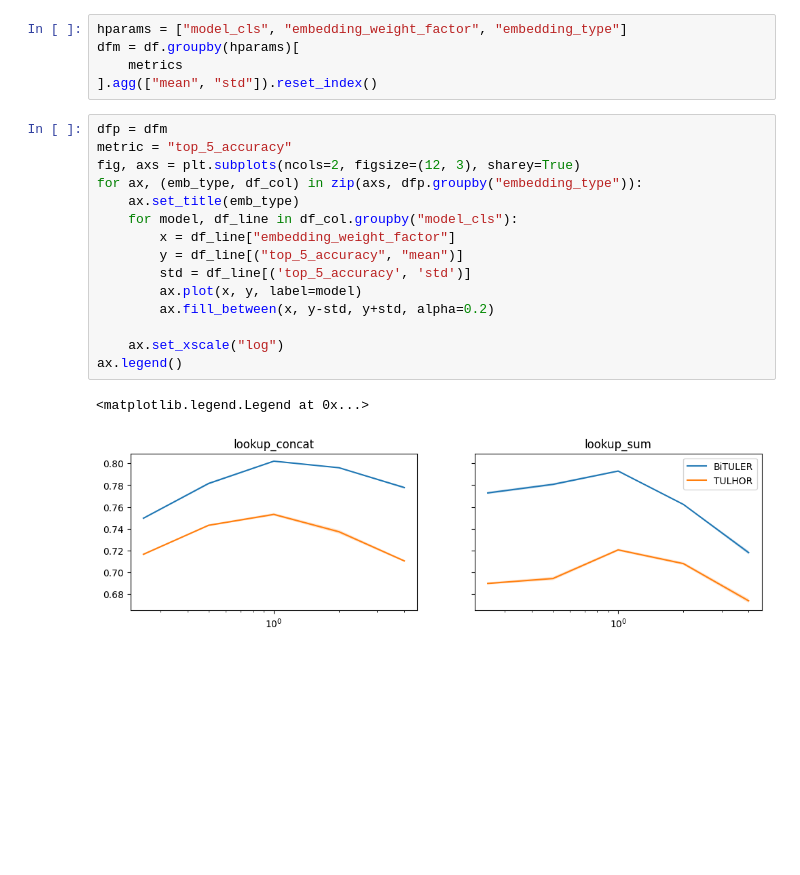
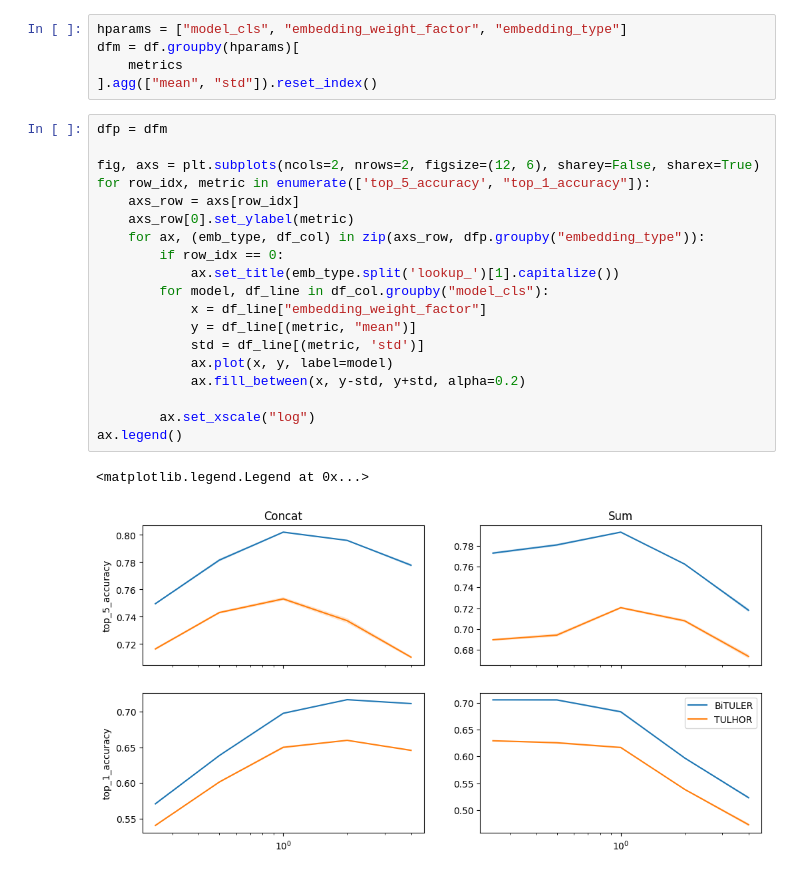
Before and after one commit to lucasczz/MiLES, a Jupyter notebook: notebooks/embedding_weights.ipynb, the cells around one changed output. Drawn from its saved outputs; the diff is of its cells as text; blank space fills up the shorter version.

Commit message:
refactor: embedding ablation

```diff
--- a/notebooks/embedding_weights.ipynb
+++ b/notebooks/embedding_weights.ipynb
@@ -14,19 +14,23 @@ dfm = df.groupby(hparams)[
 ].agg(["mean", "std"]).reset_index()
 # %%
 dfp = dfm
-metric = "top_5_accuracy"
-fig, axs = plt.subplots(ncols=2, figsize=(12, 3), sharey=True)
-for ax, (emb_type, df_col) in zip(axs, dfp.groupby("embedding_type")):
-    ax.set_title(emb_type)
-    for model, df_line in df_col.groupby("model_cls"):
-        x = df_line["embedding_weight_factor"]
-        y = df_line[("top_5_accuracy", "mean")]
-        std = df_line[('top_5_accuracy', 'std')]
-        ax.plot(x, y, label=model)
-        ax.fill_between(x, y-std, y+std, alpha=0.2)
 
-    ax.set_xscale("log")
+fig, axs = plt.subplots(ncols=2, nrows=2, figsize=(12, 6), sharey=False, sharex=True)
+for row_idx, metric in enumerate(['top_5_accuracy', "top_1_accuracy"]):
+    axs_row = axs[row_idx]
+    axs_row[0].set_ylabel(metric)
+    for ax, (emb_type, df_col) in zip(axs_row, dfp.groupby("embedding_type")):
+        if row_idx == 0:
+            ax.set_title(emb_type.split('lookup_')[1].capitalize())
+        for model, df_line in df_col.groupby("model_cls"):
+            x = df_line["embedding_weight_factor"]
+            y = df_line[(metric, "mean")]
+            std = df_line[(metric, 'std')]
+            ax.plot(x, y, label=model)
+            ax.fill_between(x, y-std, y+std, alpha=0.2)
+
+        ax.set_xscale("log")
 ax.legend()
 # %% [output]
 <matplotlib.legend.Legend at 0x...>
-[figure, old version]
+[figure, new version]
```
Also changed, not shown: 15 other files.
